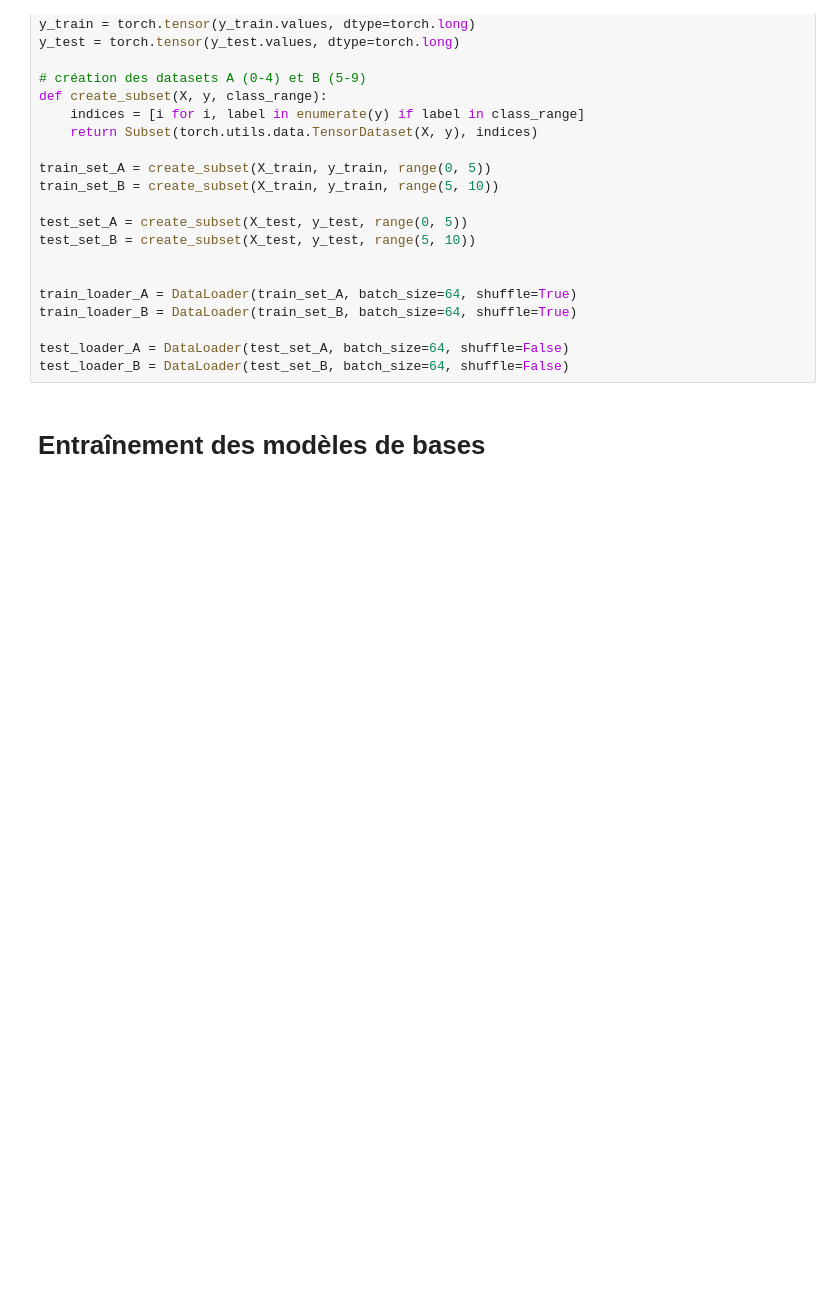
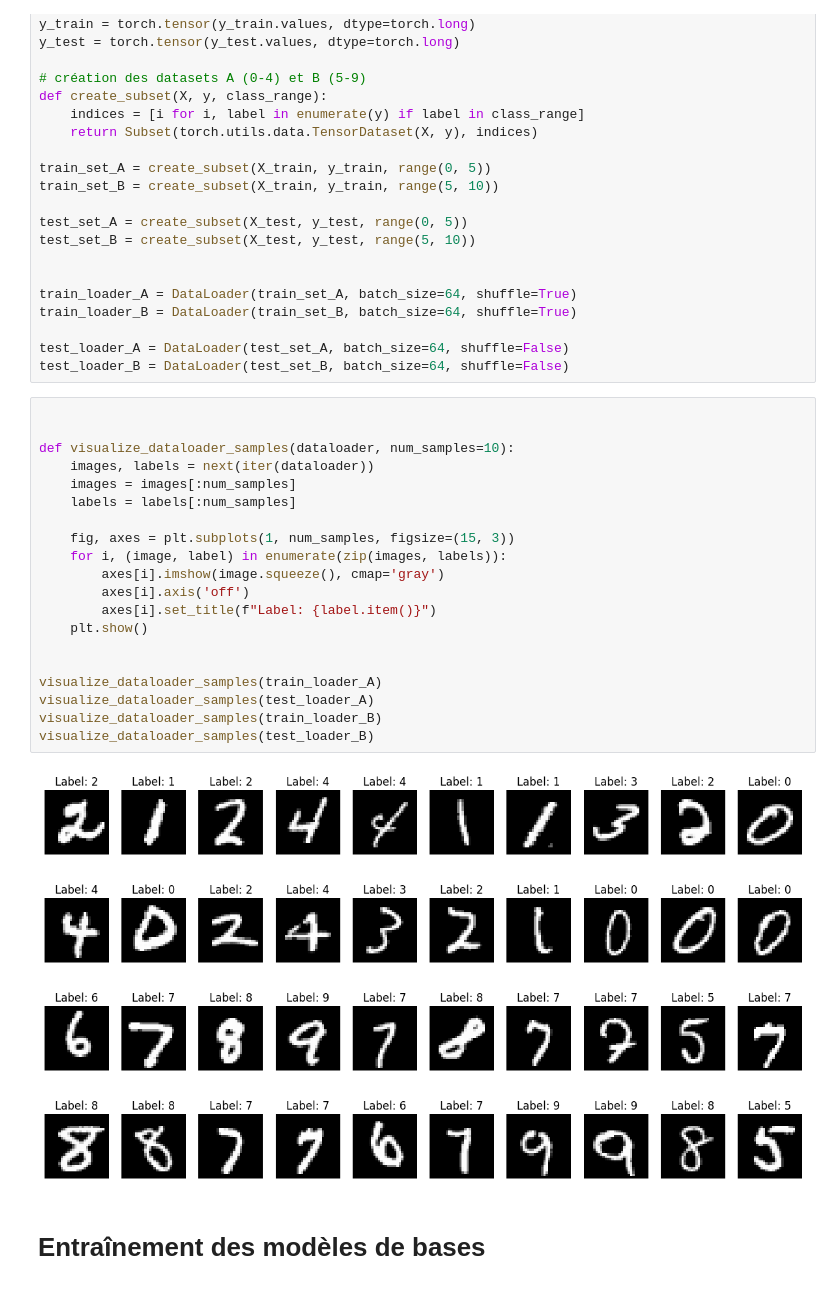
Before and after one commit to baptxste/Reproduction-study, a Jupyter notebook: main_mnist.ipynb, the cells around one changed output. Drawn from its saved outputs; the diff is of its cells as text; blank space fills up the shorter version.

```diff
--- a/main_mnist.ipynb
+++ b/main_mnist.ipynb
@@ -51,6 +55,31 @@ train_loader_B = DataLoader(train_set_B, batch_size=64, shuffle=True)
 
 test_loader_A = DataLoader(test_set_A, batch_size=64, shuffle=False)
 test_loader_B = DataLoader(test_set_B, batch_size=64, shuffle=False)
+# %%
+
+
+def visualize_dataloader_samples(dataloader, num_samples=10):
+    images, labels = next(iter(dataloader))
+    images = images[:num_samples]
+    labels = labels[:num_samples]
+
+    fig, axes = plt.subplots(1, num_samples, figsize=(15, 3))
+    for i, (image, label) in enumerate(zip(images, labels)):
+        axes[i].imshow(image.squeeze(), cmap='gray')
+        axes[i].axis('off')
+        axes[i].set_title(f"Label: {label.item()}")
+    plt.show()
+
+
+visualize_dataloader_samples(train_loader_A)
+visualize_dataloader_samples(test_loader_A)
+visualize_dataloader_samples(train_loader_B)
+visualize_dataloader_samples(test_loader_B)
+# %% [output]
+[figure, added]
+[figure, added]
+[figure, added]
+[figure, added]
 # %% [markdown]
 # **Entraînement des modèles de bases**
 # %%
```
Also changed, not shown: parts of 6 cells of this notebook, 16 other files.
